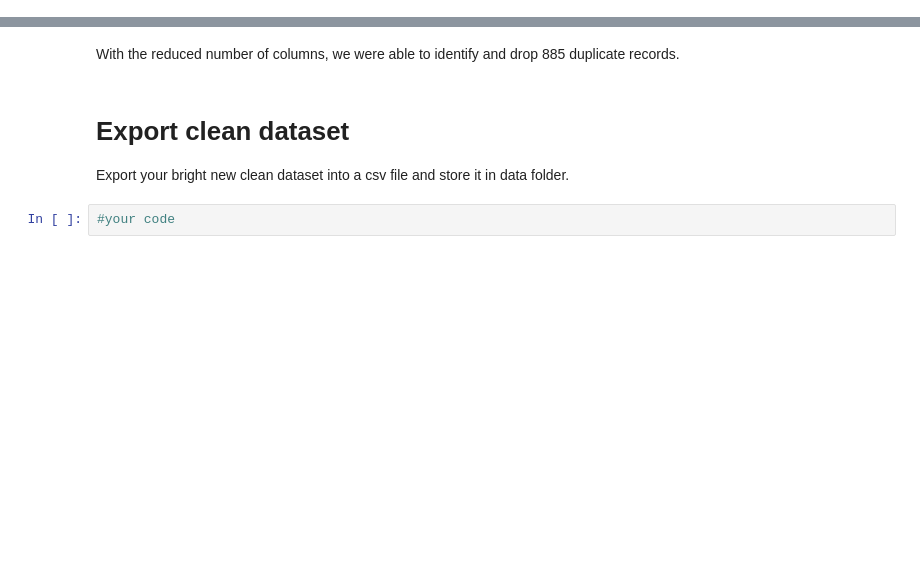
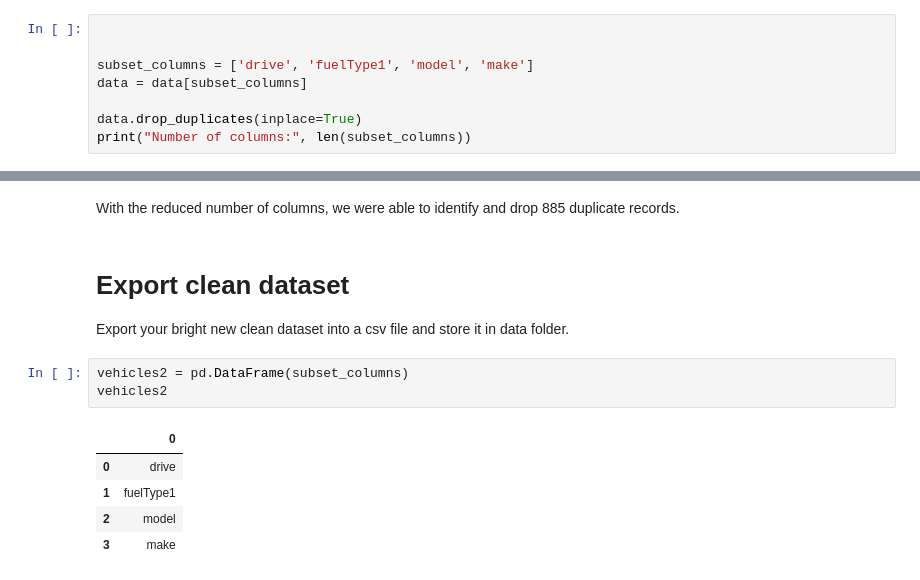
Before and after one commit to Ironhack-Data-Madrid-Abril-2023/2.4-lab_data_cleaning, a Jupyter notebook: your-code/main.ipynb, the cells around one changed output, grey strips where cells are left out. Saved outputs shown, nothing was run; the diff lists cells and outputs as text; blank space fills up the shorter version.

```diff
--- a/your-code/main.ipynb
+++ b/your-code/main.ipynb
@@ -505,0 +536,8 @@ This tells us that there were no records that matched exactly across all columns
+# %%
+
+
+subset_columns = ['drive', 'fuelType1', 'model', 'make']
+data = data[subset_columns]
+
+data.drop_duplicates(inplace=True)
+print("Number of columns:", len(subset_columns))
@@ -508,5 +548,12 @@ With the reduced number of columns, we were able to identify and drop 885 duplic
 # %% [markdown]
 # Export clean dataset
 Export your bright new clean dataset into a csv file and store it in data folder.
-# %%
-#your code
+# %%
+vehicles2 = pd.DataFrame(subset_columns)
+vehicles2
+# %% [output]
+|  | 0 |
+| 0 | drive |
+| 1 | fuelType1 |
+| 2 | model |
+| 3 | make |
```
Also changed, not shown: parts of 10 cells of this notebook, 1 other file.
